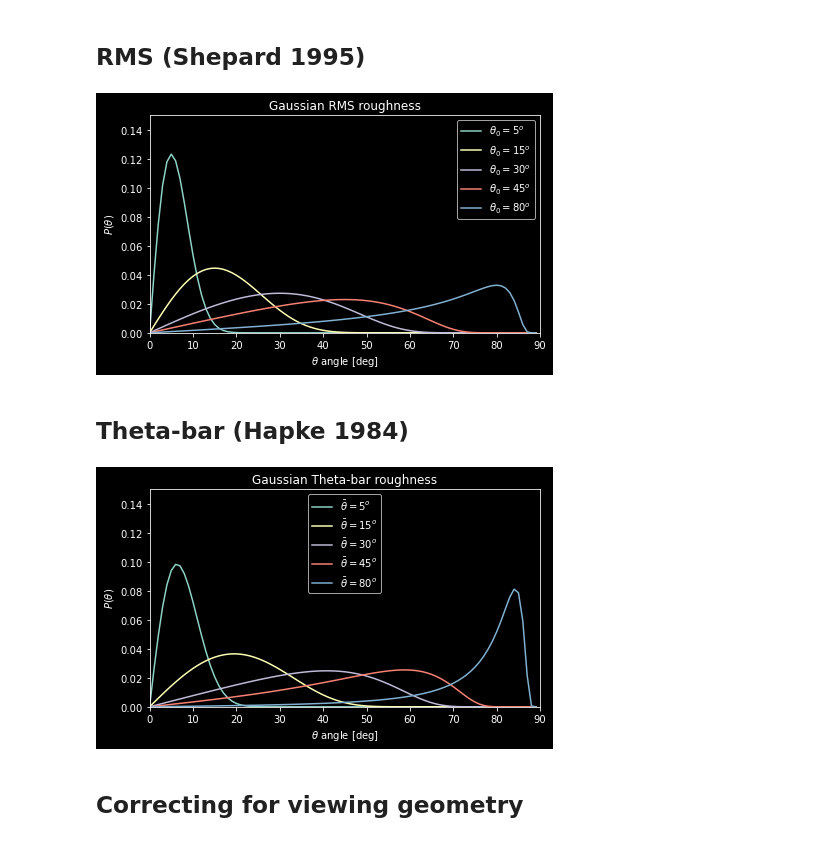
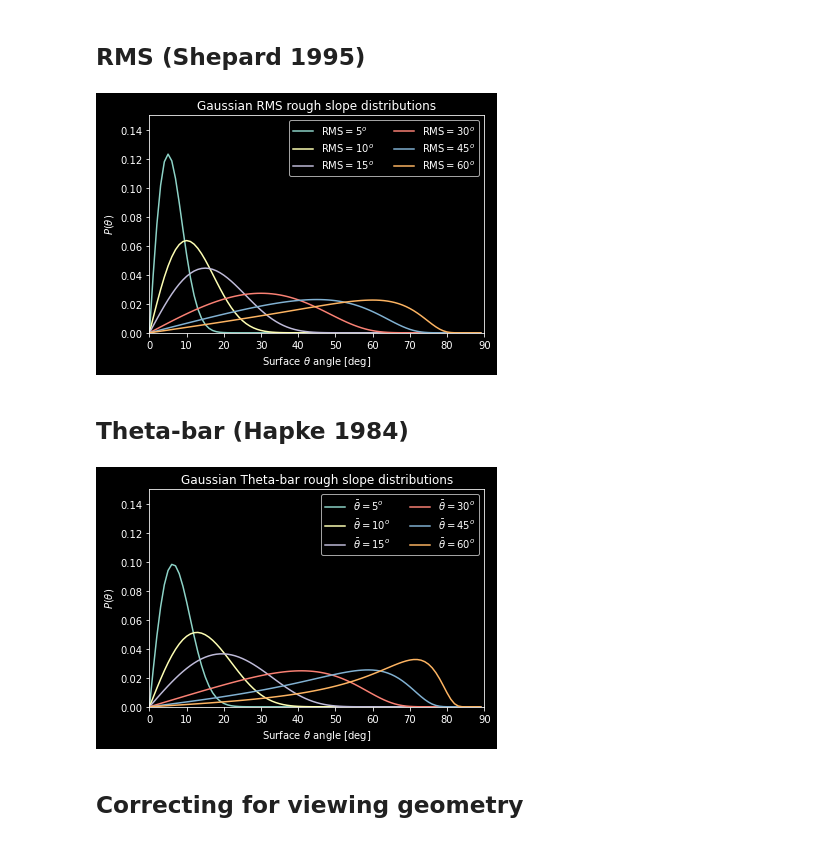
Before and after one commit to NAU-PIXEL/roughness, a Jupyter notebook: examples/slope_dist.ipynb, the cells around one changed output. Drawn from its saved outputs; the diff is of its cells as text; code cells hidden in the pictures.

```diff
--- a/examples/slope_dist.ipynb
+++ b/examples/slope_dist.ipynb
@@ -2,50 +2,47 @@
 # Slope distributions
 Show the difference types of slope distributions used to compute roughness.
 # %%
-import os
-os.chdir('/home/ctaiudovicic/projects/roughness')
+import os.path as path
 import numpy as np
 import matplotlib.pyplot as plt
 from roughness import roughness as r
 plt.style.use('dark_background')
+imgdir = path.join(r.ROUGHNESS_DIR, 'docs', 'img') + path.sep
 # %% [markdown]
 ## RMS (Shepard 1995)
 # %%
-thetadeg = np.arange(90)
-thetarad = np.radians(thetadeg)
-theta0deg = (5, 15, 30, 45, 80)
-plt.figure(figsize=(7, 4))
-for t0 in theta0deg:
-    theta0 = np.radians(t0)
-    slopes = r.slope_dist(thetarad, theta0, 'rms')
-    plt.plot(thetadeg, slopes, label=f'$\\theta_0={t0}^o$')
-plt.title('Gaussian RMS roughness')
+theta = np.arange(90)
+t0_arr = (5, 10, 15, 30, 45, 60)
+plt.figure()
+for t0 in t0_arr:
+    slopes = r.slope_dist(np.radians(theta), np.radians(t0), 'rms')
+    plt.plot(theta, slopes, label=f'RMS$={t0}^o$')
+plt.title('Gaussian RMS rough slope distributions')
 plt.ylabel('$P(\\theta)$')
-plt.xlabel('$\\theta$ angle [deg]')
+plt.xlabel('Surface $\\theta$ angle [deg]')
 plt.xlim(0, 90)
 plt.ylim(0, 0.15)
-plt.legend()
-# plt.savefig('docs/img/rms_slopes.png', dpi=300)
+plt.legend(ncol=2)
+plt.savefig(imgdir + 'rms_slopes.png', dpi=300)
 # %% [output]
-[figure, old version]
+[figure, new version]
 # %% [markdown]
 ## Theta-bar (Hapke 1984)
 # %%
-plt.figure(figsize=(7, 4))
-for t0 in theta0deg:
-    theta0 = np.radians(t0)
-    slopes = r.slope_dist(thetarad, theta0, 'tbar')
+plt.figure()
+for t0 in t0_arr:
+    slopes = r.slope_dist(np.radians(theta), np.radians(t0), 'tbar')
     label = '$\\bar{\\theta}=$'
-    plt.plot(thetadeg, slopes, label=label+f'${t0}^o$')
-plt.title('Gaussian Theta-bar roughness')
+    plt.plot(theta, slopes, label=label+f'${t0}^o$')
+plt.title('Gaussian Theta-bar rough slope distributions')
 plt.ylabel('$P(\\theta)$')
-plt.xlabel('$\\theta$ angle [deg]')
+plt.xlabel('Surface $\\theta$ angle [deg]')
 plt.xlim(0, 90)
 plt.ylim(0, 0.15)
-plt.legend()
-# plt.savefig('docs/img/tbar_slopes.png', dpi=300)
+plt.legend(ncol=2)
+plt.savefig(imgdir + 'tbar_slopes.png', dpi=300)
 # %% [output]
-[figure, old version]
+[figure, new version]
 # %% [markdown]
 ## Correcting for viewing geometry
 # %%
```
Also changed, not shown: parts of 1 cell of this notebook, 6 other files.
